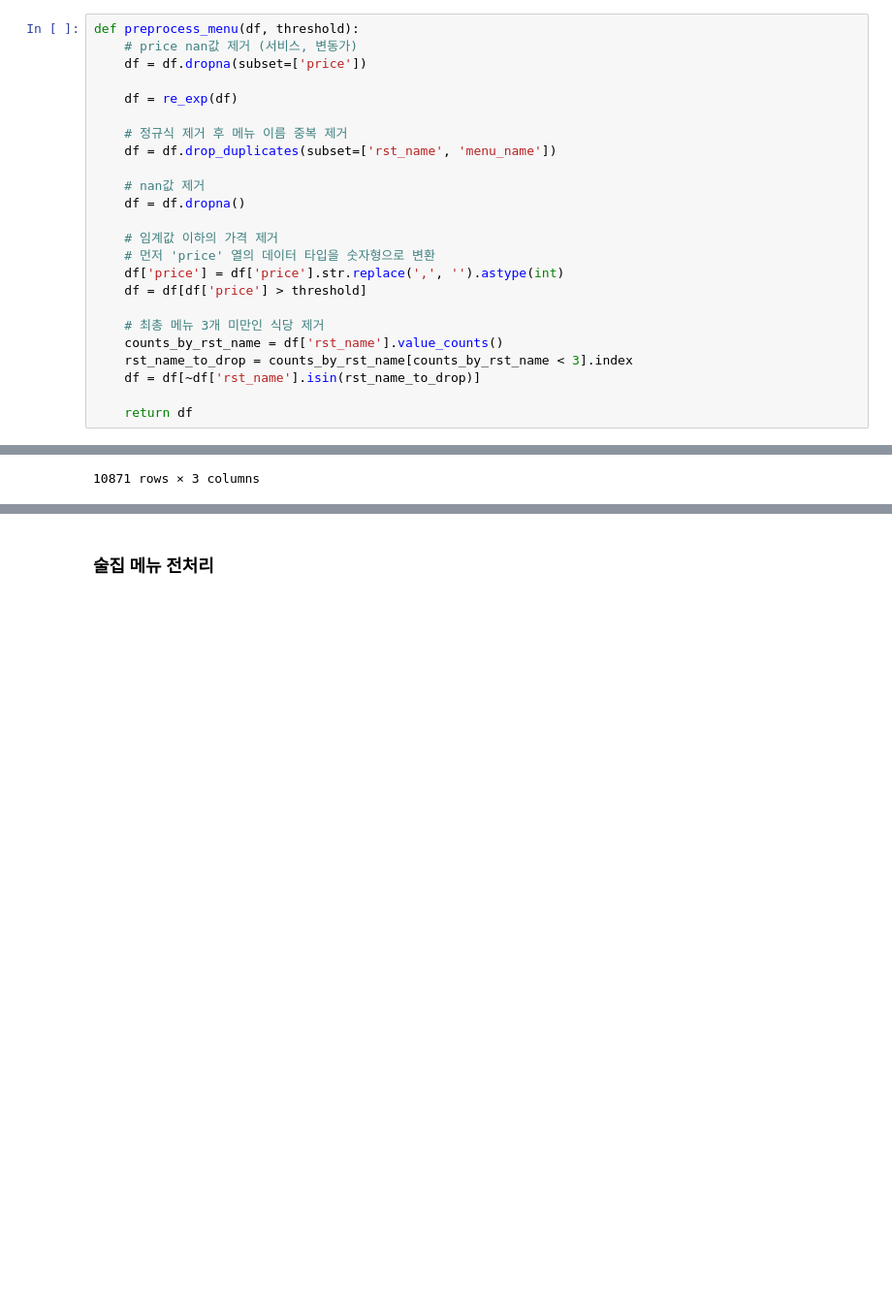
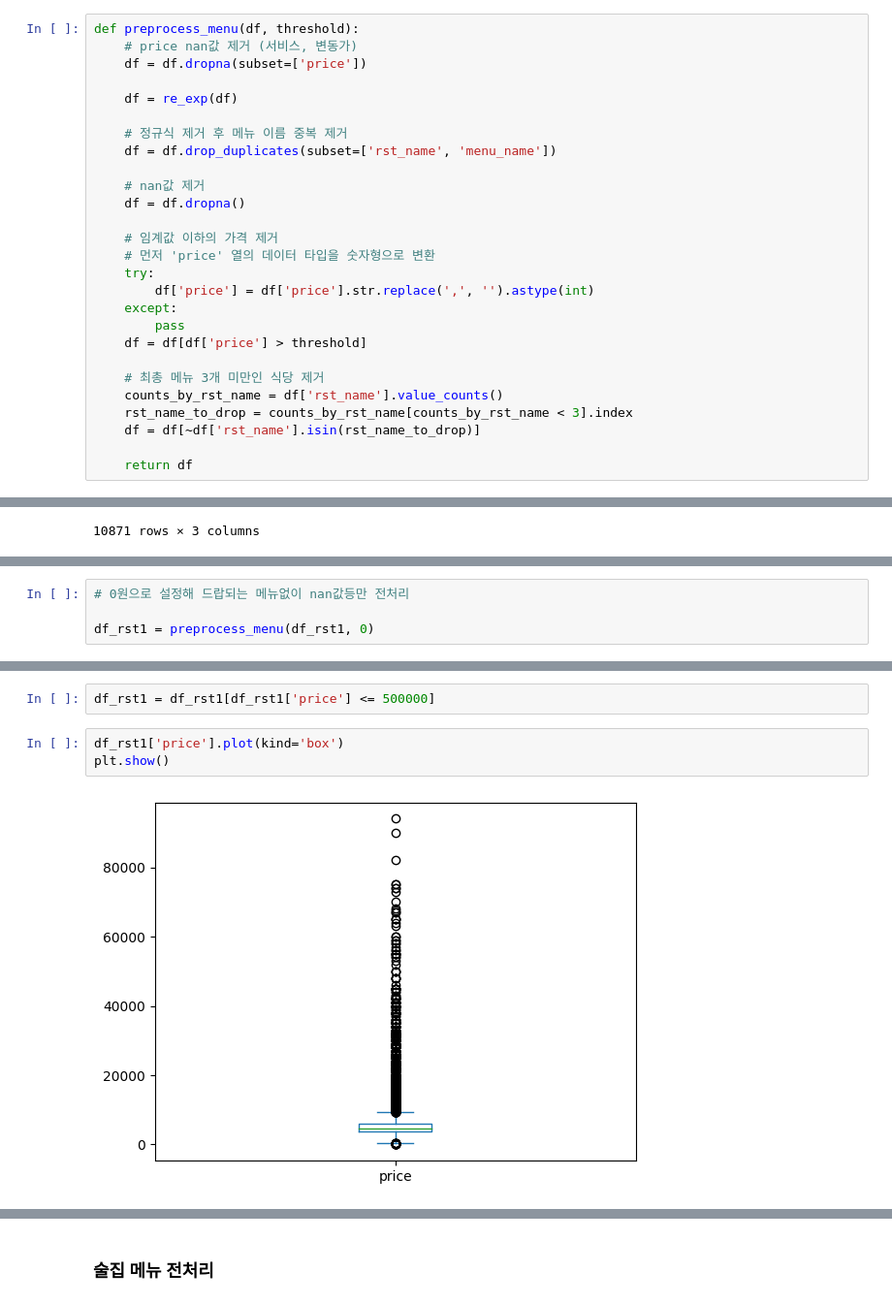
Before and after one commit to SJU-Capstone-DS-DayOne/Palette-AI-models, a Jupyter notebook: Crawling/preprocess/preprocess_menu.ipynb, the cells around one changed output, grey strips where cells are left out. Shown at 97% size. Cells and saved outputs as stored; diff of their text form; blank space fills up the shorter version.

```diff
--- a/Crawling/preprocess/preprocess_menu.ipynb
+++ b/Crawling/preprocess/preprocess_menu.ipynb
@@ -394,7 +394,10 @@ def preprocess_menu(df, threshold):
 
     # 임계값 이하의 가격 제거
     # 먼저 'price' 열의 데이터 타입을 숫자형으로 변환
-    df['price'] = df['price'].str.replace(',', '').astype(int)
+    try:
+        df['price'] = df['price'].str.replace(',', '').astype(int)
+    except:
+        pass
     df = df[df['price'] > threshold]
 
     # 최총 메뉴 3개 미만인 식당 제거
@@ -471,0 +479,4 @@ df_rst1
+# %%
+# 0원으로 설정해 드랍되는 메뉴없이 nan값등만 전처리
+
+df_rst1 = preprocess_menu(df_rst1, 0)
@@ -471,0 +495,7 @@ df_rst1
+# %%
+df_rst1 = df_rst1[df_rst1['price'] <= 500000]
+# %%
+df_rst1['price'].plot(kind='box')
+plt.show()
+# %% [output]
+[figure, added]
```
Also changed, not shown: parts of 23 cells of this notebook, 2 other files.
